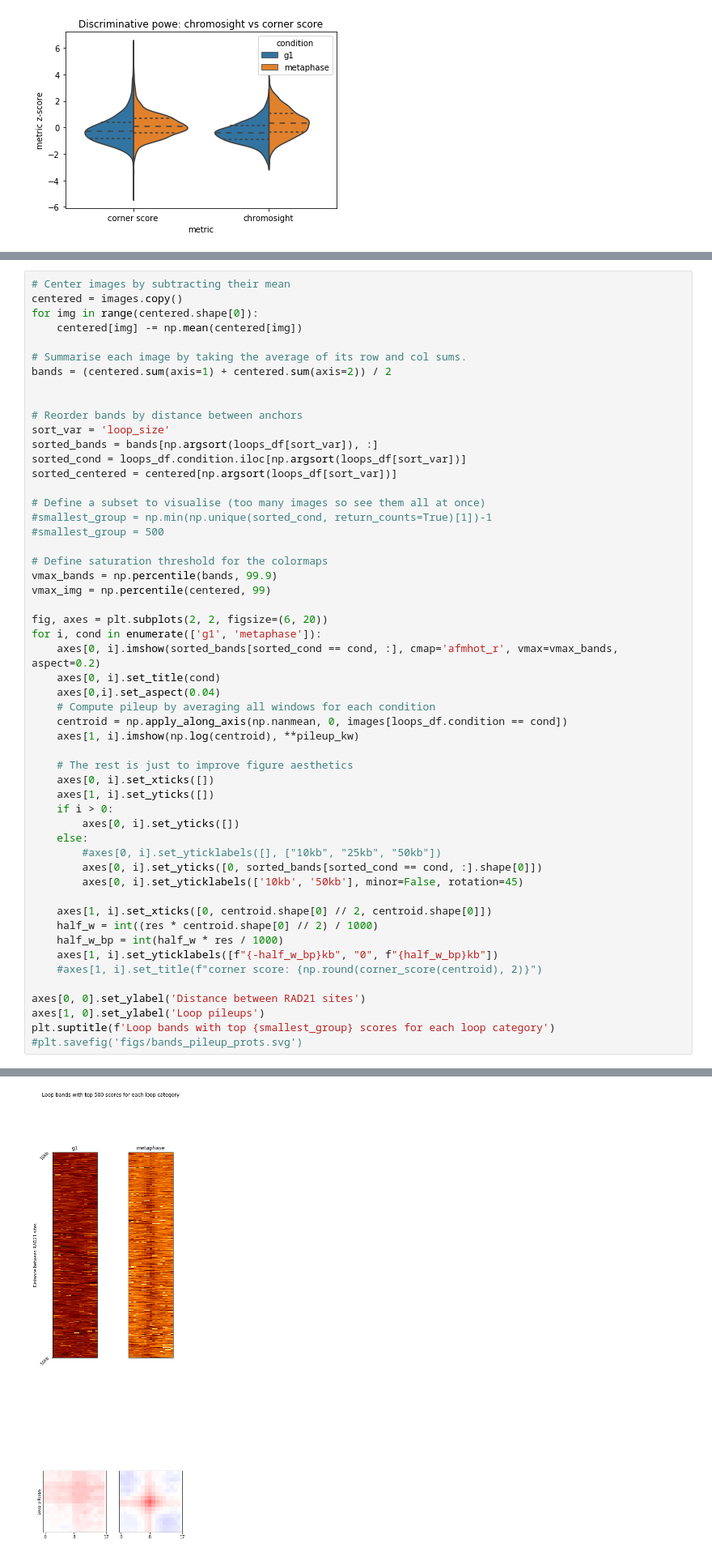
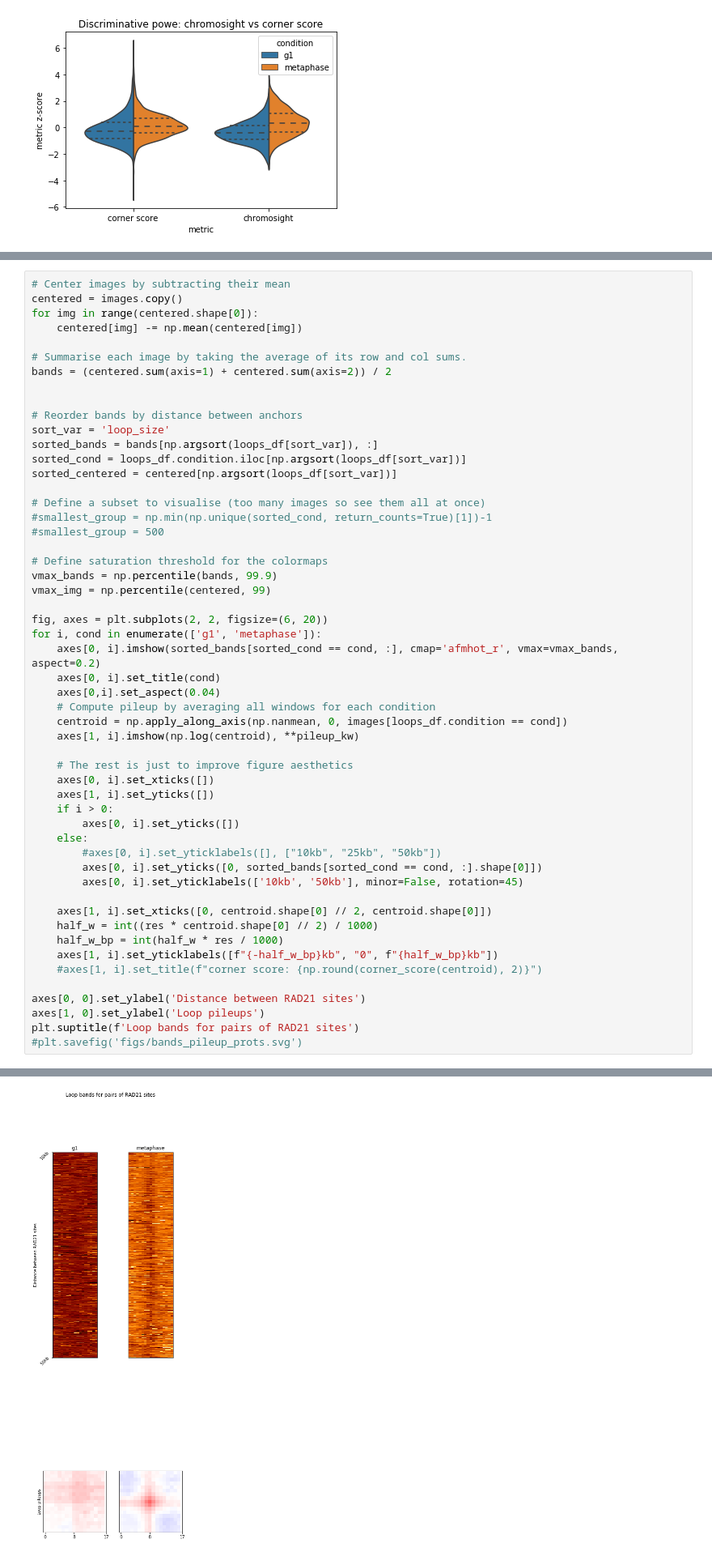
Before and after one commit to koszullab/chromosight, a Jupyter notebook: docs/notebooks/g1_metaphase_yeast_example.ipynb, the cells around one changed output, grey strips where cells are left out. Shown at 81% size. Saved outputs shown, nothing was run; the diff lists cells and outputs as text.

```diff
--- a/docs/notebooks/g1_metaphase_yeast_example.ipynb
+++ b/docs/notebooks/g1_metaphase_yeast_example.ipynb
@@ -270,6 +269,6 @@ for i, cond in enumerate(['g1', 'metaphase']):
 
 axes[0, 0].set_ylabel('Distance between RAD21 sites')
 axes[1, 0].set_ylabel('Loop pileups')
-plt.suptitle(f'Loop bands with top {smallest_group} scores for each loop category')
+plt.suptitle(f'Loop bands for pairs of RAD21 sites')
 #plt.savefig('figs/bands_pileup_prots.svg')
 # %% [output]
@@ -277,4 +276,4 @@ Text(0.5, 0.98, 'Loop bands with top 500 scores for each loop category')
-[figure, old version]
+[figure, new version]
 # %% [markdown]
 ### Appendix: Generating a BED2D file
 
```
Also changed, not shown: parts of 9 cells of this notebook, 4 other files.
